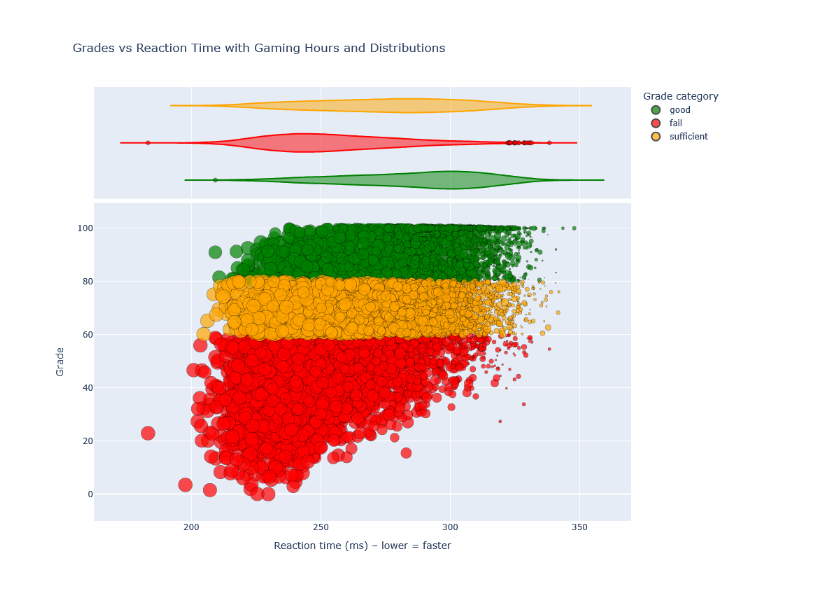
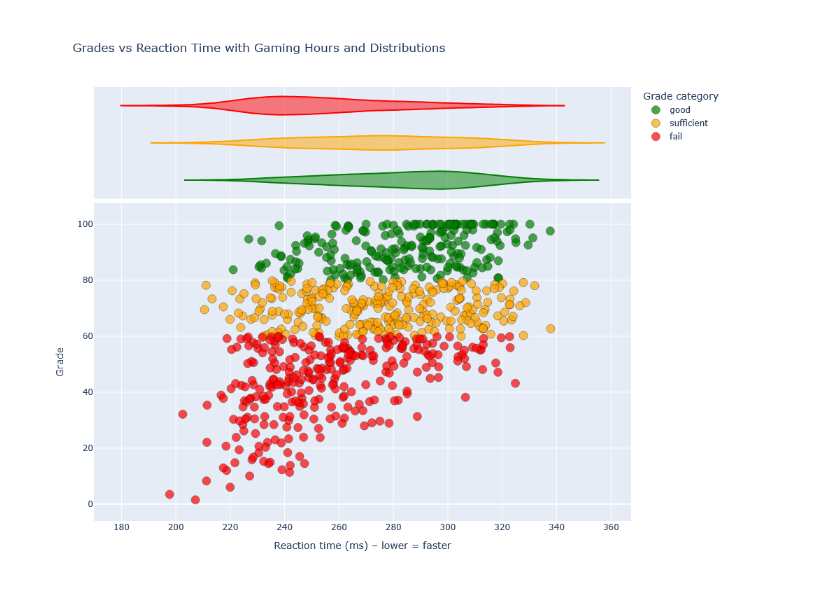
Before and after one commit to ianv06/info-vis-5b, a Jupyter notebook: notebooks/plots/gaming_response_time.ipynb, the cells around one changed output. Drawn from its saved outputs; the diff is of its cells as text; code cells hidden in the pictures.

```diff
--- a/notebooks/plots/gaming_response_time.ipynb
+++ b/notebooks/plots/gaming_response_time.ipynb
@@ -16,12 +16,16 @@ df["grade_category"] = np.select(conditions, choices, default="fail")
 # Ensure we only use realistic grades
 df_filtered = df[df["grades"] <= 100].copy()
 
+if len(df_filtered) > 800:
+    df_small = df_filtered.sample(n=800, random_state=0)
+else:
+    df_small = df_filtered.copy()
+
 fig = px.scatter(
-    df_filtered,
+    df_small,
     x="reaction_time_ms",
     y="grades",
-    color="grade_category",       # color by grade category
-    size="gaming_hours",          # larger bubbles = more gaming hours
+    color="grade_category",
     hover_data=[
         "gaming_hours",
         "study_hours",
@@ -31,32 +35,32 @@ fig = px.scatter(
     ],
     labels={
         "reaction_time_ms": "Reaction time (ms) ",
         "grades": "Grade ",
         "gaming_hours": "Gaming hours/week ",
         "grade_category": "Grade category ",
         "study_hours": "Study hours/week ",
     },
     color_discrete_map={
         "fail": "red",
         "sufficient": "orange",
         "good": "green",
     },
     marginal_x="violin",
     title="Grades vs Reaction Time with Gaming Hours and Distributions",
     width=1000,
     height=800,
 )
 
 # Make points readable
-fig.update_traces(marker=dict(opacity=0.7, line=dict(width=0.5, color="black")))
+fig.update_traces(marker=dict(size=12, opacity=0.7, line=dict(width=0.5, color="black")))
 
 # Improve axis labels
 fig.update_layout(
     xaxis_title="Reaction time (ms) – lower = faster",
     yaxis_title="Grade",
     legend_title_text="Grade category",
 )
 
 fig.show()
 # %% [output]
-[figure, old version]
+[figure, new version]
```
Also changed, not shown: parts of 3 cells of this notebook, 42 other files.
